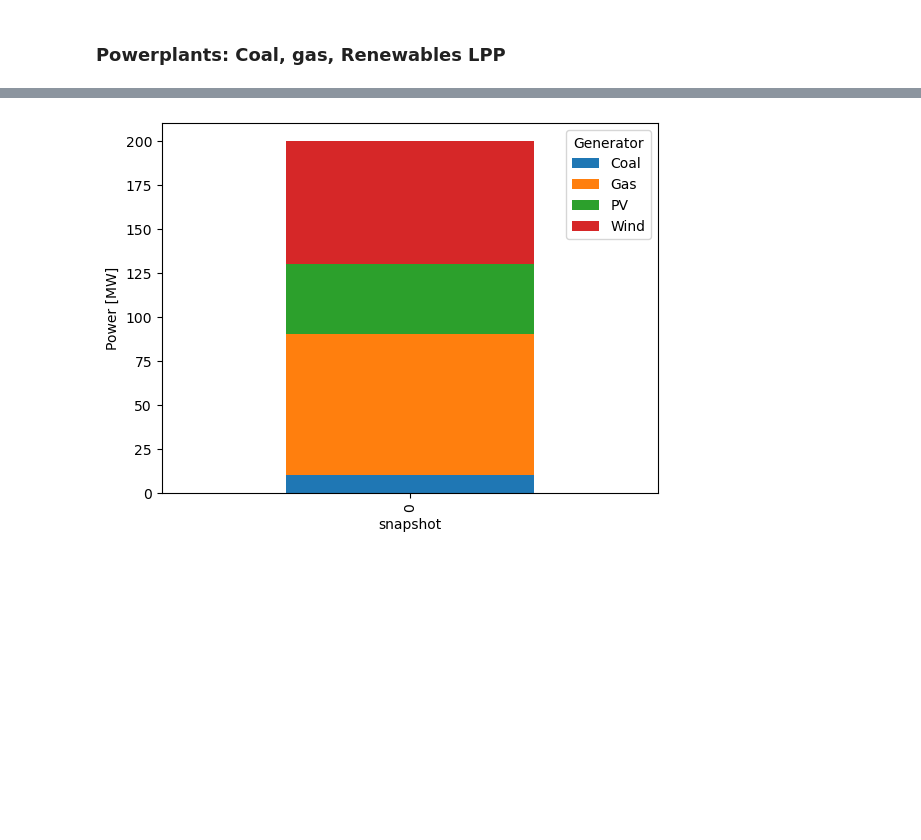
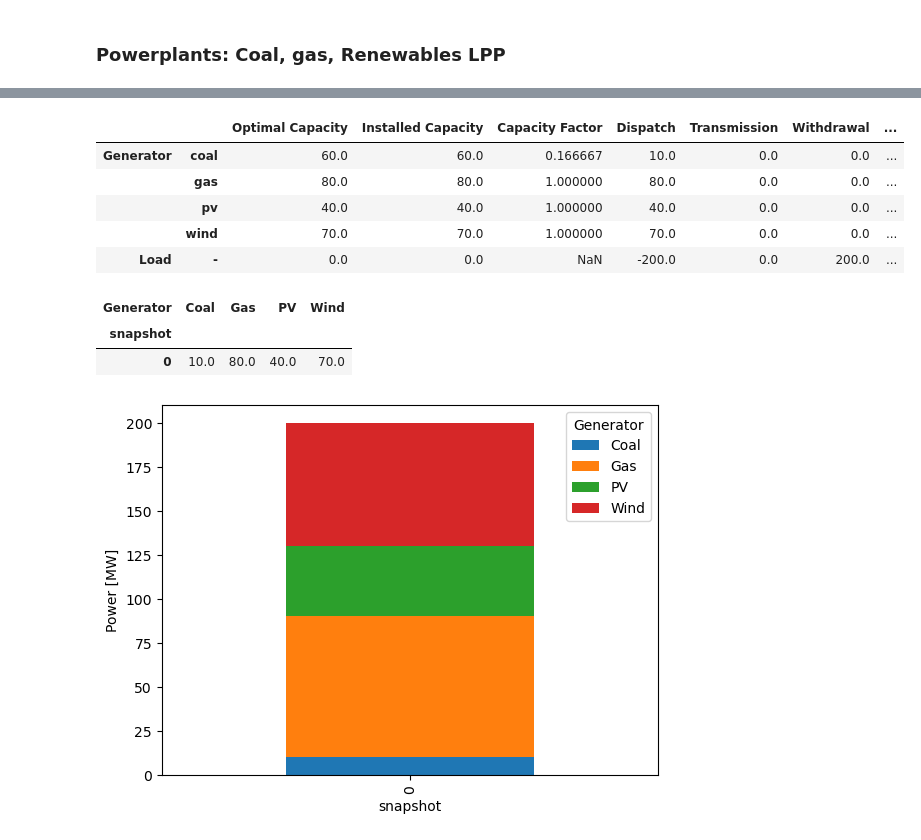
Before and after one commit to SuhasAutade/BTU_lectures_2024, a Jupyter notebook: Lect_1/Lect1_2_coal_gas_renew.ipynb, the cells around one changed output, grey strips where cells are left out. Saved outputs shown, nothing was run; the diff lists cells and outputs as text; code cells hidden in the pictures; blank space fills up the shorter version.

```diff
--- a/Lect_1/Lect1_2_coal_gas_renew.ipynb
+++ b/Lect_1/Lect1_2_coal_gas_renew.ipynb
@@ -63,6 +71,21 @@ Total CO2 Emissions: GlobalConstraint
 emission_limit    40.0
 Name: constant, dtype: float64 tons
 Total Emissions: 40.0 tons
+# %%
+network.statistics()
+# %% [output]
+|  |  | Optimal Capacity | Installed Capacity | Capacity Factor | Dispatch | Transmission | Withdrawal | ... |
+| Generator | coal | 60.0 | 60.0 | 0.166667 | 10.0 | 0.0 | 0.0 | ... |
+|  | gas | 80.0 | 80.0 | 1.000000 | 80.0 | 0.0 | 0.0 | ... |
+|  | pv | 40.0 | 40.0 | 1.000000 | 40.0 | 0.0 | 0.0 | ... |
+|  | wind | 70.0 | 70.0 | 1.000000 | 70.0 | 0.0 | 0.0 | ... |
+| Load | - | 0.0 | 0.0 | NaN | -200.0 | 0.0 | 200.0 | ... |
+# %%
+network.generators_t.p
+# %% [output]
+| Generator | Coal | Gas | PV | Wind |
+| snapshot |  |  |  |  |
+| 0 | 10.0 | 80.0 | 40.0 | 70.0 |
 # %%
 import matplotlib.pyplot as plt
 fig, ax = plt.subplots()
```
Also changed, not shown: parts of 2 cells of this notebook, 5 other files.
